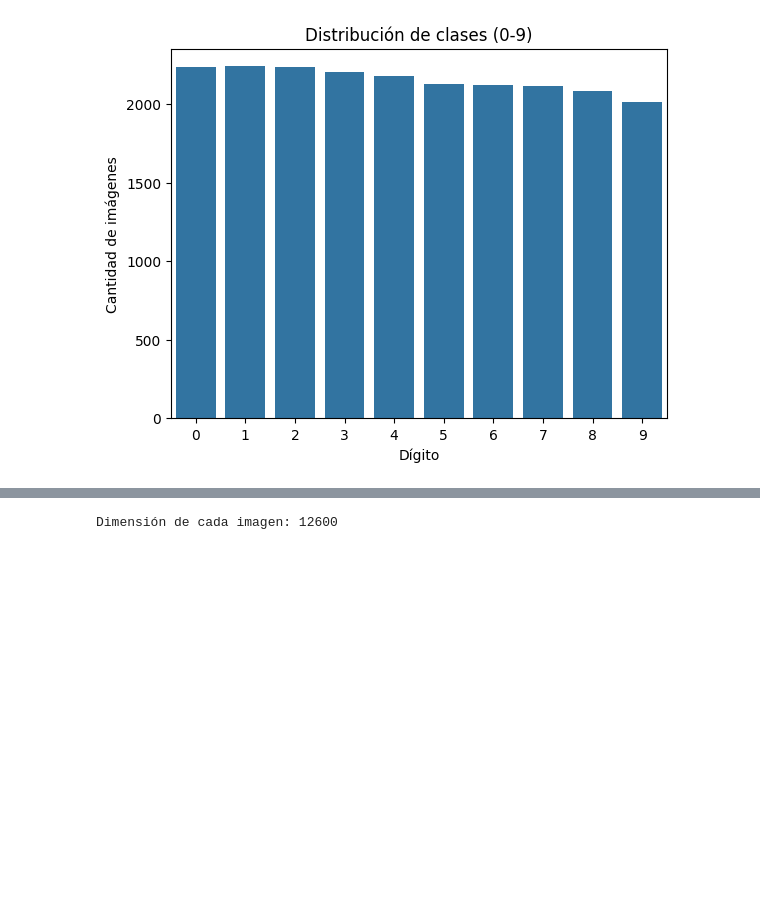
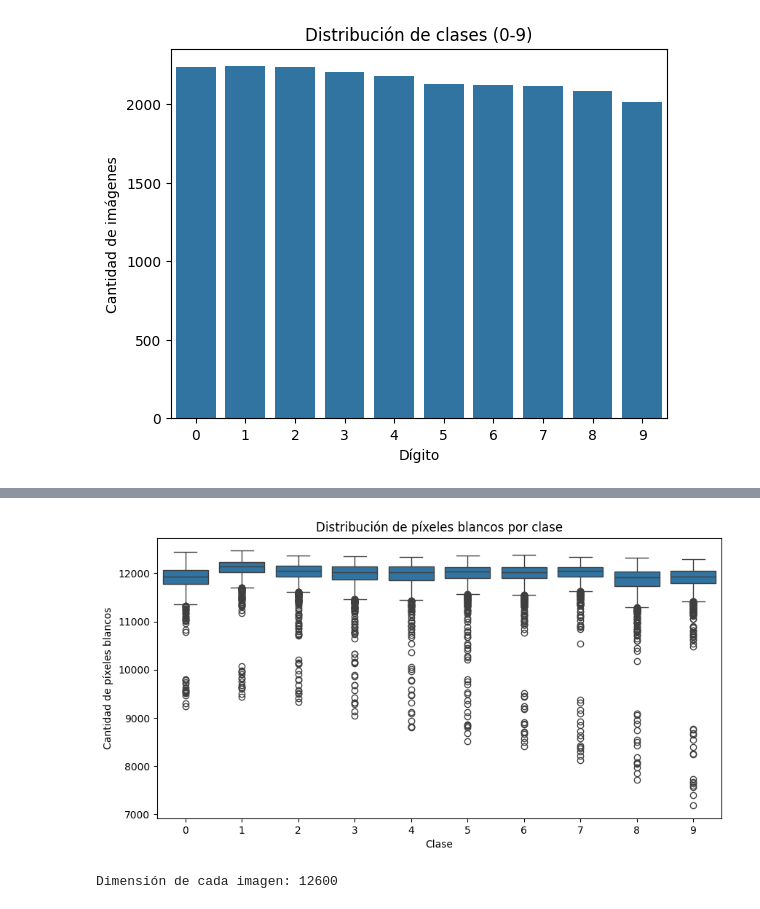
Before and after one commit to anuarthr/digits-classification-ML, a Jupyter notebook: clasificacion_digitos.ipynb, the cells around one changed output, grey strips where cells are left out. Cells and saved outputs as stored; diff of their text form; code cells hidden in the pictures; blank space fills up the shorter version.

```diff
--- a/clasificacion_digitos.ipynb
+++ b/clasificacion_digitos.ipynb
@@ -79,3 +119,13 @@ for path in tqdm(image_paths):
+# %%
+df_pixeles = pd.DataFrame({'Clase': labels, 'PixelesBlancos': pixeles_blancos})
+plt.figure(figsize=(10,5))
+sns.boxplot(x='Clase', y='PixelesBlancos', data=df_pixeles)
+plt.title('Distribución de píxeles blancos por clase')
+plt.xlabel('Clase')
+plt.ylabel('Cantidad de píxeles blancos')
+plt.show()
+# %% [output]
+[figure, added]
 # %%
 from skimage.transform import resize
 
```
Also changed, not shown: parts of 8 cells of this notebook.
